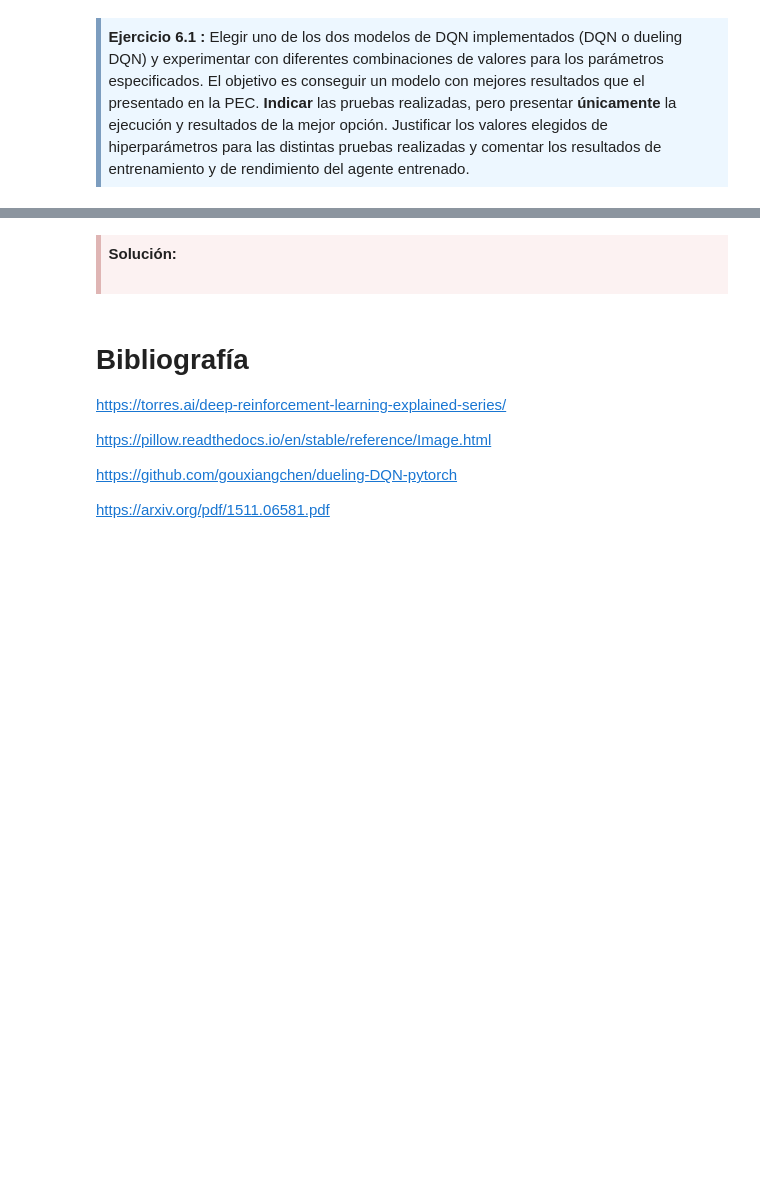
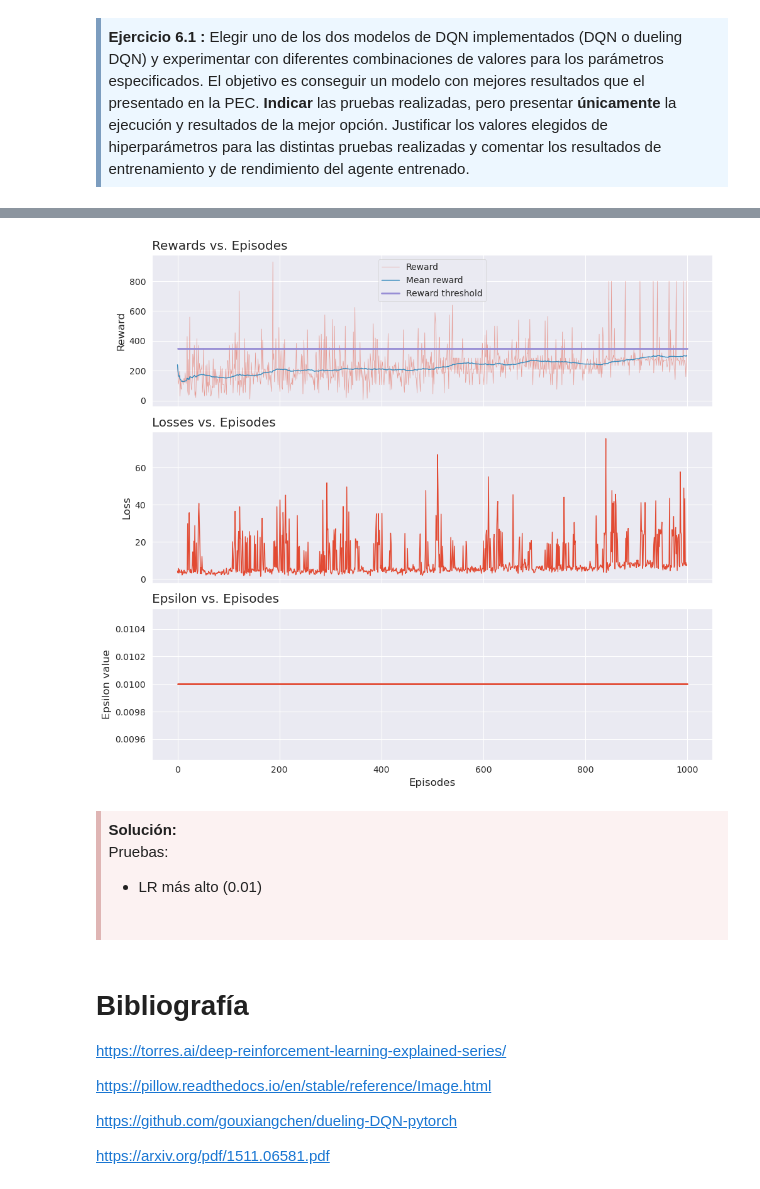
Before and after one commit to gvillalba86/ReinforcementLearning, a Jupyter notebook: PEC2_Approximation_Models/M2.883_2022_1_PEC2-gvillalbaa.ipynb, the cells around one changed output, grey strips where cells are left out. Saved outputs shown, nothing was run; the diff lists cells and outputs as text; code cells hidden in the pictures; blank space fills up the shorter version.

```diff
--- a/PEC2_Approximation_Models/M2.883_2022_1_PEC2-gvillalbaa.ipynb
+++ b/PEC2_Approximation_Models/M2.883_2022_1_PEC2-gvillalbaa.ipynb
@@ -2270,6 +2329,18 @@ Podéis modificar o adaptar la configuración cómo consideréis oportuno siempr
+# %%
+plot_results(rewards = DuelingDQN_Agent_Opt.training_rewards,
+             mean_rewards = DuelingDQN_Agent_Opt.mean_training_rewards,
+             reward_threshold = DuelingDQN_Agent_Opt.reward_threshold,
+             losses = DuelingDQN_Agent_Opt.losses,
+             epsilon = DuelingDQN_Agent_Opt.epsilons)
+# %% [output]
+[figure, added]
 # %% [markdown]
 <div style="background-color: #fcf2f2; border-color: #dfb5b4; border-left: 5px solid #dfb5b4; padding: 0.5em;">
 <strong>Solución:</strong>
+
+Pruebas:
+
+* LR más alto (0.01)
 <br><br>
 </div>
 # %% [markdown]
```
Also changed, not shown: parts of 2 cells of this notebook.
